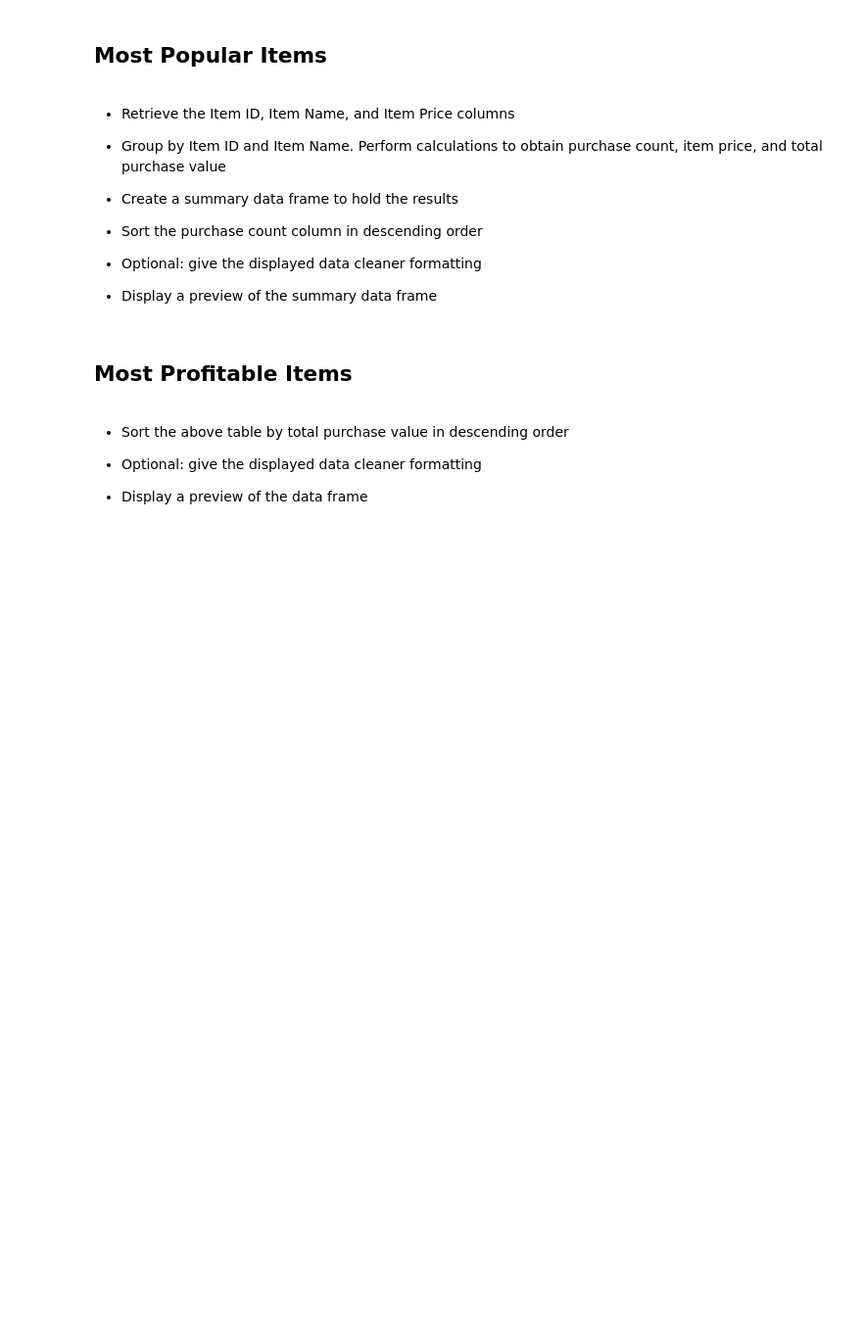
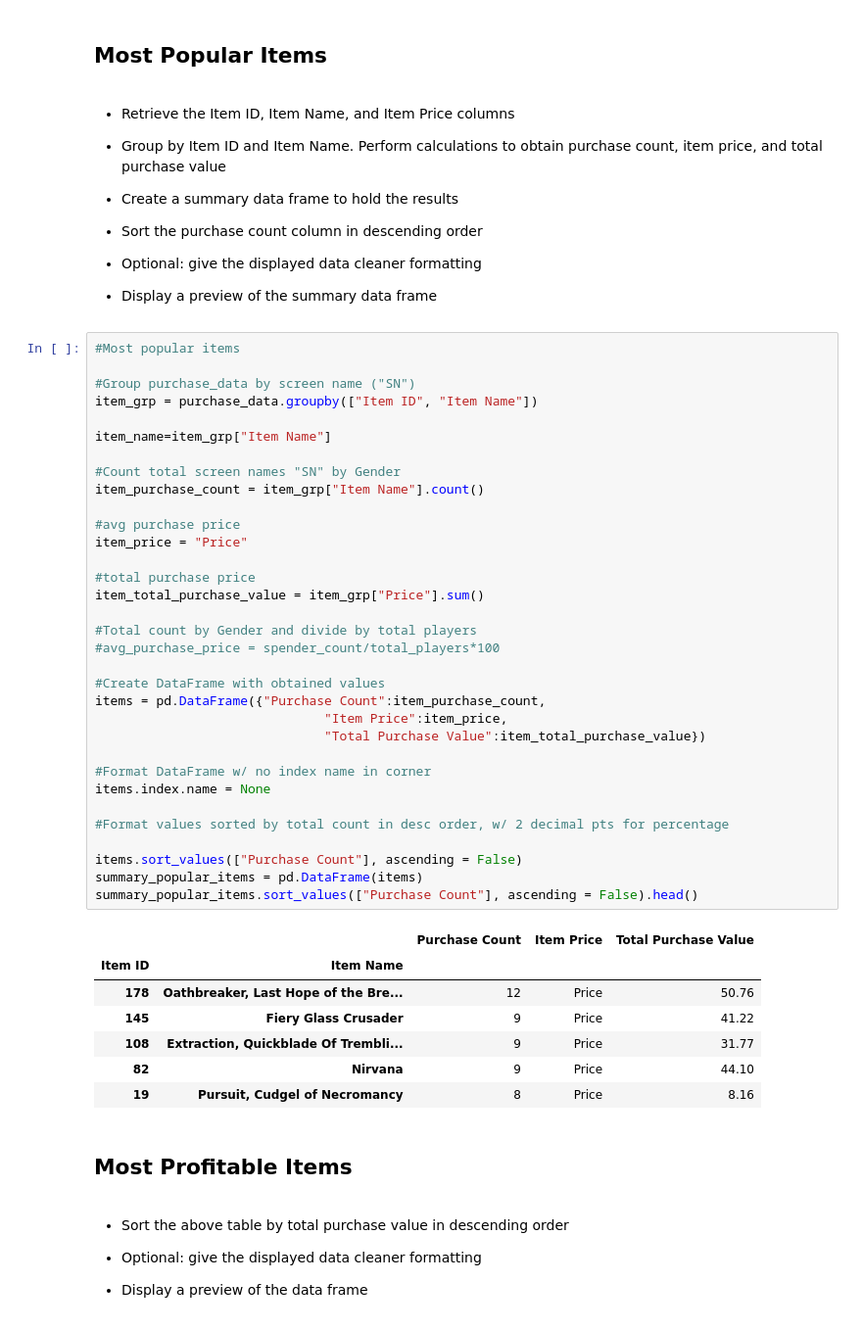
Before and after one commit to christina-schwa/Week04, a Jupyter notebook: Schwaller_HeroesOfPymoli.ipynb, the cells around one changed output. Shown at 98% size. Saved outputs shown, nothing was run; the diff lists cells and outputs as text; blank space fills up the shorter version.

```diff
--- a/Schwaller_HeroesOfPymoli.ipynb
+++ b/Schwaller_HeroesOfPymoli.ipynb
@@ -212,6 +326,47 @@ purchase_data_byage[["SN"]].nunique()
 
 
 * Display a preview of the summary data frame
+# %%
+#Most popular items
+
+#Group purchase_data by screen name ("SN")
+item_grp = purchase_data.groupby(["Item ID", "Item Name"])
+
+item_name=item_grp["Item Name"]
+
+#Count total screen names "SN" by Gender
+item_purchase_count = item_grp["Item Name"].count()
+
+#avg purchase price
+item_price = "Price"
+
+#total purchase price
+item_total_purchase_value = item_grp["Price"].sum()
+
+#Total count by Gender and divide by total players
+#avg_purchase_price = spender_count/total_players*100
+
+#Create DataFrame with obtained values
+items = pd.DataFrame({"Purchase Count":item_purchase_count,
+                              "Item Price":item_price,
+                              "Total Purchase Value":item_total_purchase_value})
+
+#Format DataFrame w/ no index name in corner
+items.index.name = None
+
+#Format values sorted by total count in desc order, w/ 2 decimal pts for percentage
+
+items.sort_values(["Purchase Count"], ascending = False)
+summary_popular_items = pd.DataFrame(items)
+summary_popular_items.sort_values(["Purchase Count"], ascending = False).head()
+# %% [output]
+|  |  | Purchase Count | Item Price | Total Purchase Value |
+| Item ID | Item Name |  |  |  |
+| 178 | Oathbreaker, Last Hope of the Bre... | 12 | Price | 50.76 |
+| 145 | Fiery Glass Crusader | 9 | Price | 41.22 |
+| 108 | Extraction, Quickblade Of Trembli... | 9 | Price | 31.77 |
+| 82 | Nirvana | 9 | Price | 44.10 |
+| 19 | Pursuit, Cudgel of Necromancy | 8 | Price | 8.16 |
 # %% [markdown]
 ## Most Profitable Items
 # %% [markdown]
```
Also changed, not shown: parts of 9 cells of this notebook.
